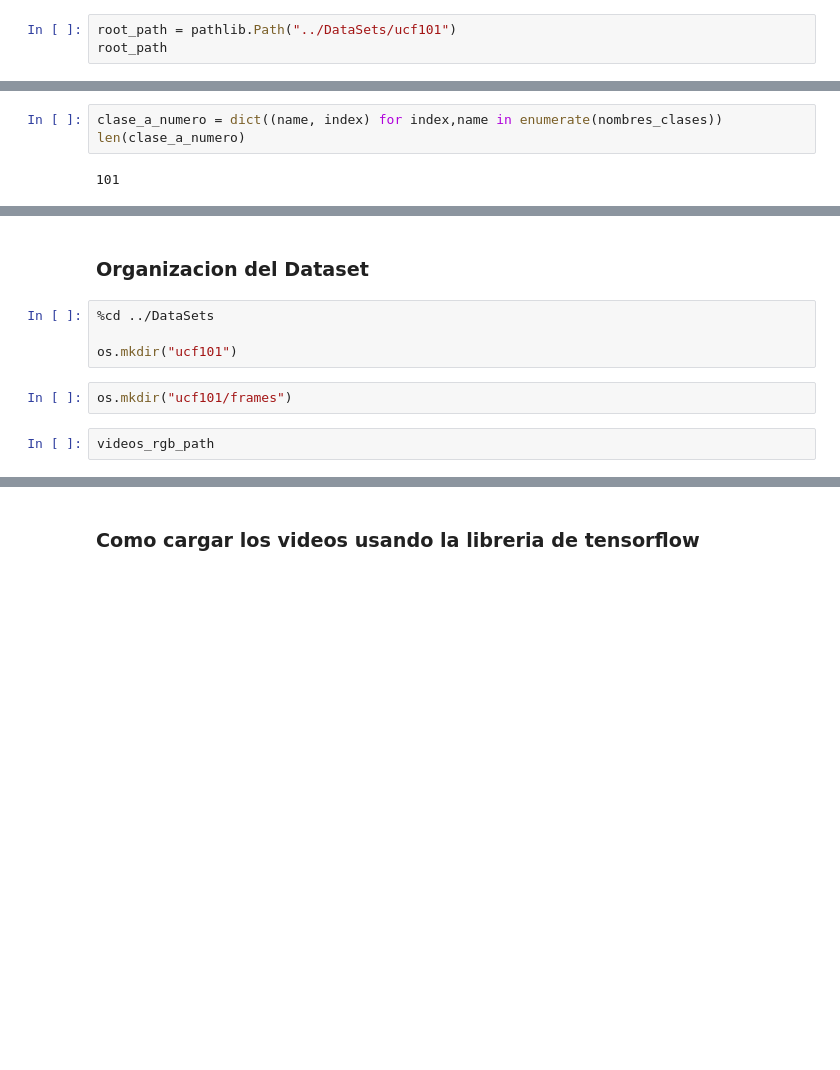
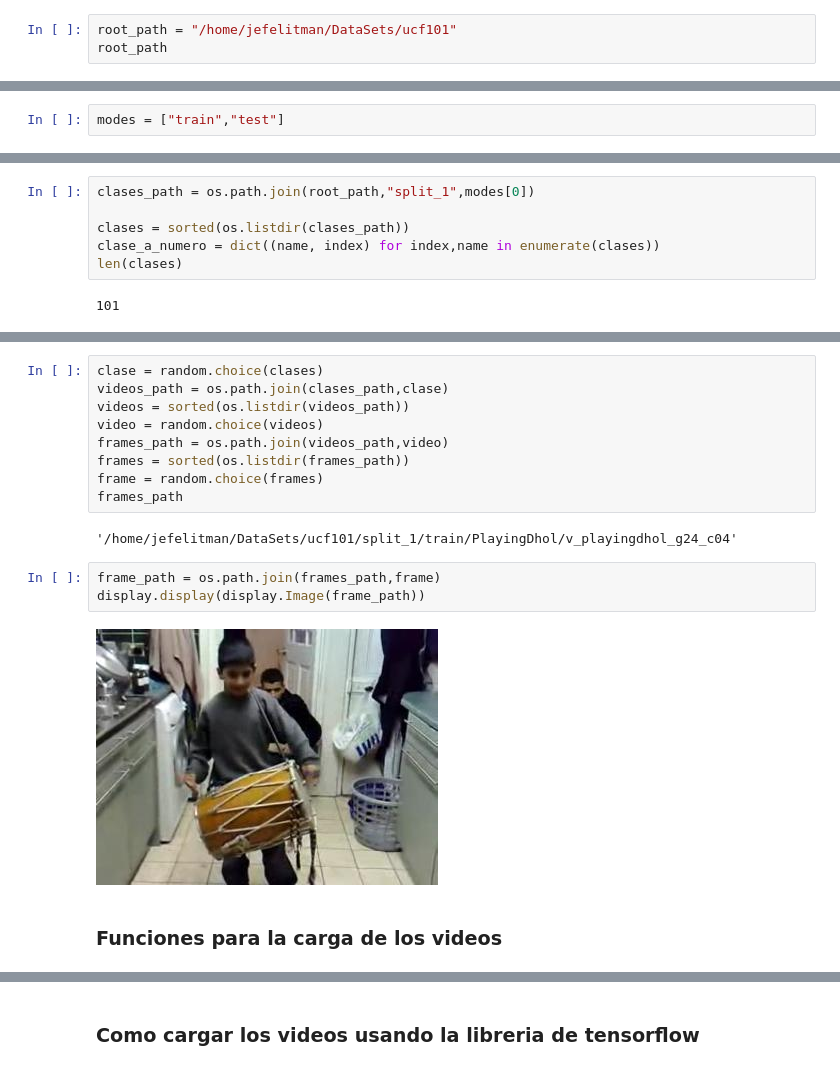
Before and after one commit to JefeLitman/Biv2LabNN, a Jupyter notebook: LTC/LTC runnable.ipynb, the cells around one changed output, grey strips where cells are left out. Saved outputs shown, nothing was run; the diff lists cells and outputs as text; blank space fills up the shorter version.

```diff
--- a/LTC/LTC runnable.ipynb
+++ b/LTC/LTC runnable.ipynb
@@ -47,4 +40,4 @@ True
 # %%
-root_path = pathlib.Path("../DataSets/ucf101")
+root_path = "/home/jefelitman/DataSets/ucf101"
 root_path
 # %% [output]
@@ -105,0 +50,2 @@ nombres_clases[:10]
+# %%
+modes = ["train","test"]
@@ -106,5 +54,8 @@ nombres_clases[:10]
 # %%
-clase_a_numero = dict((name, index) for index,name in enumerate(nombres_clases))
-len(clase_a_numero)
+clases_path = os.path.join(root_path,"split_1",modes[0])
+
+clases = sorted(os.listdir(clases_path))
+clase_a_numero = dict((name, index) for index,name in enumerate(clases))
+len(clases)
 # %% [output]
 101
@@ -116,10 +62,18 @@ clases_videos[:10]
-# %% [markdown]
-### Organizacion del Dataset
-# %%
-%cd ../DataSets
-
-os.mkdir("ucf101")
-# %%
-os.mkdir("ucf101/frames")
-# %%
-videos_rgb_path
+# %%
+clase = random.choice(clases)
+videos_path = os.path.join(clases_path,clase)
+videos = sorted(os.listdir(videos_path))
+video = random.choice(videos)
+frames_path = os.path.join(videos_path,video)
+frames = sorted(os.listdir(frames_path))
+frame = random.choice(frames)
+frames_path
+# %% [output]
+'/home/jefelitman/DataSets/ucf101/split_1/train/PlayingDhol/v_playingdhol_g24_c04'
+# %%
+frame_path = os.path.join(frames_path,frame)
+display.display(display.Image(frame_path))
+# %% [output]
+[figure, added]
+# %% [markdown]
+### Funciones para la carga de los videos
```
Also changed, not shown: parts of 16 cells of this notebook.
